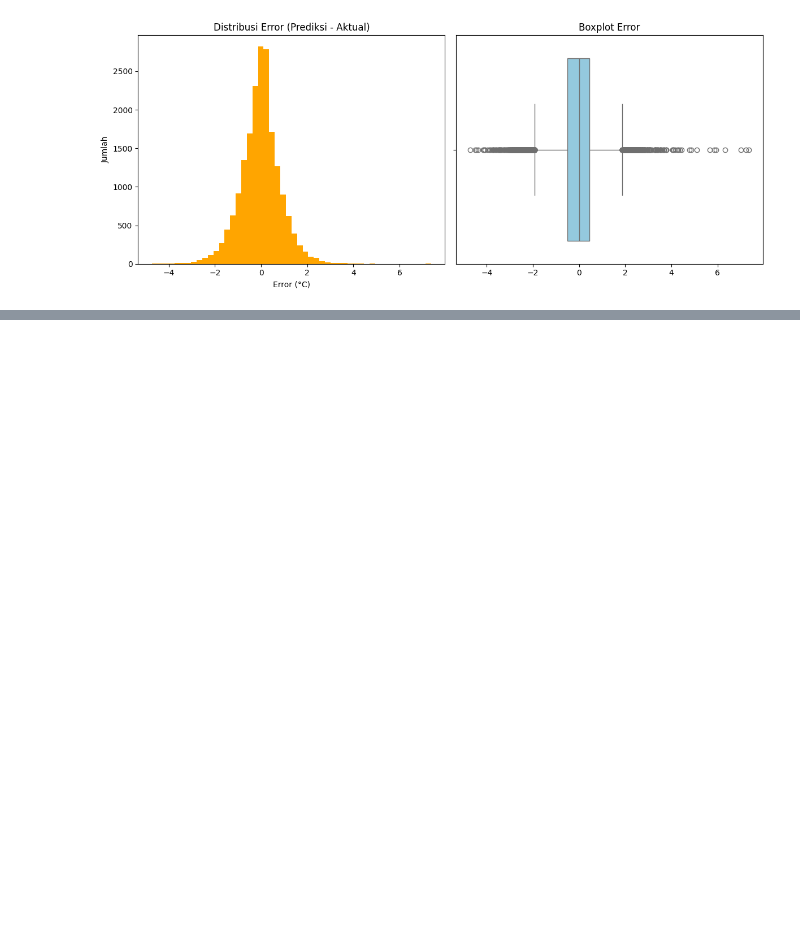
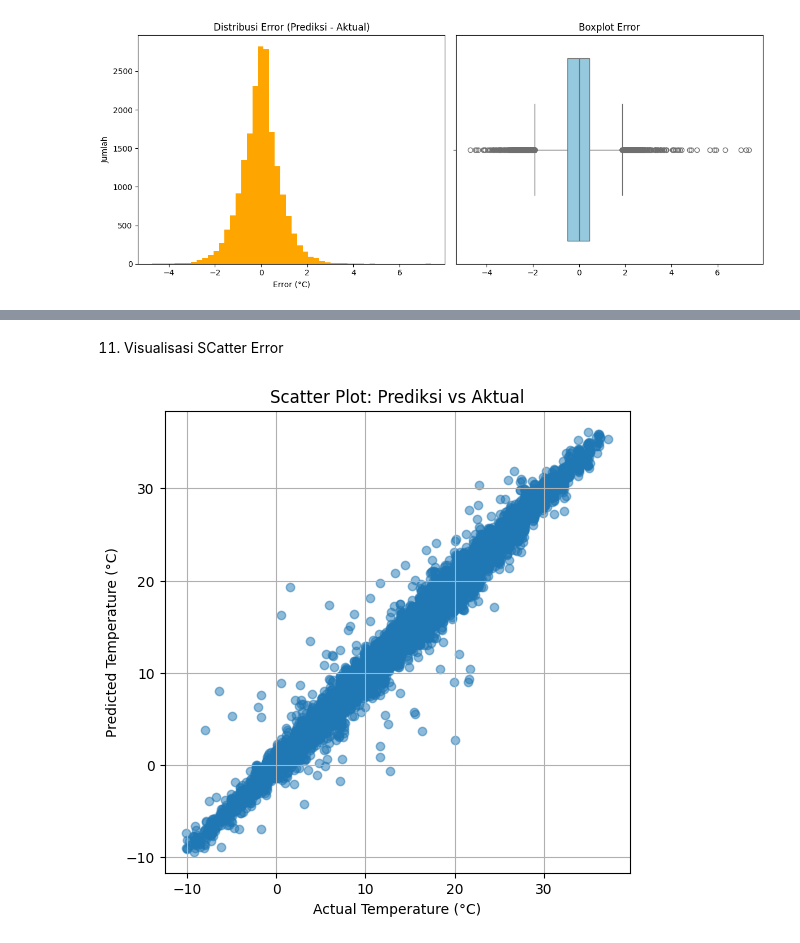
Before and after one commit to salwaa-hub/tubes_machinelearning, a Jupyter notebook: tubes_machinelearning.ipynb, the cells around one changed output, grey strips where cells are left out. Saved outputs shown, nothing was run; the diff lists cells and outputs as text; code cells hidden in the pictures; blank space fills up the shorter version.

```diff
--- a/tubes_machinelearning.ipynb
+++ b/tubes_machinelearning.ipynb
@@ -311,0 +592,12 @@ plt.show()
+# %% [markdown]
+11. Visualisasi SCatter Error
+# %%
+plt.figure(figsize=(6, 6))
+plt.scatter(y_test_inv, y_pred_inv, alpha=0.5)
+plt.xlabel("Actual Temperature (°C)")
+plt.ylabel("Predicted Temperature (°C)")
+plt.title("Scatter Plot: Prediksi vs Aktual")
+plt.grid(True)
+plt.show()
+# %% [output]
+[figure, added]
```
Also changed, not shown: parts of 23 cells of this notebook.
